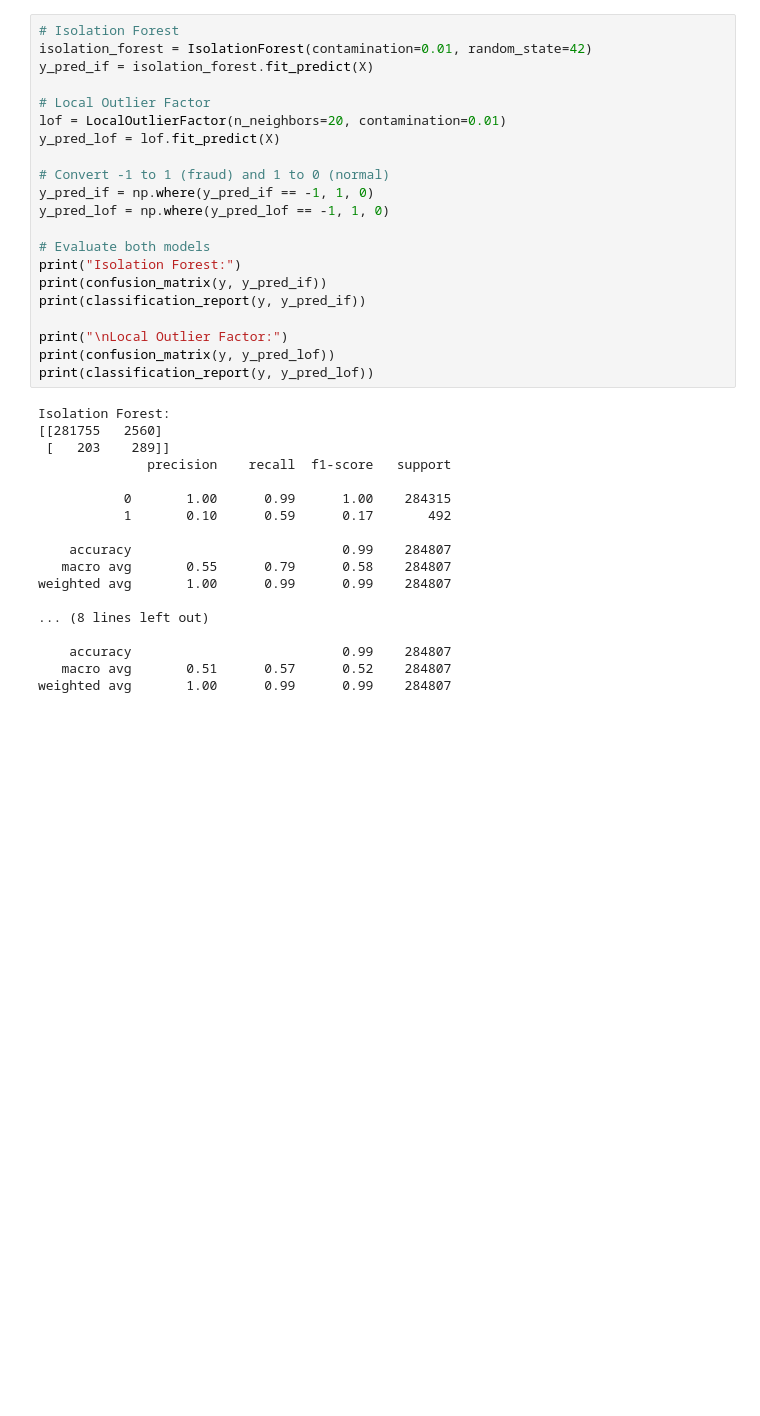
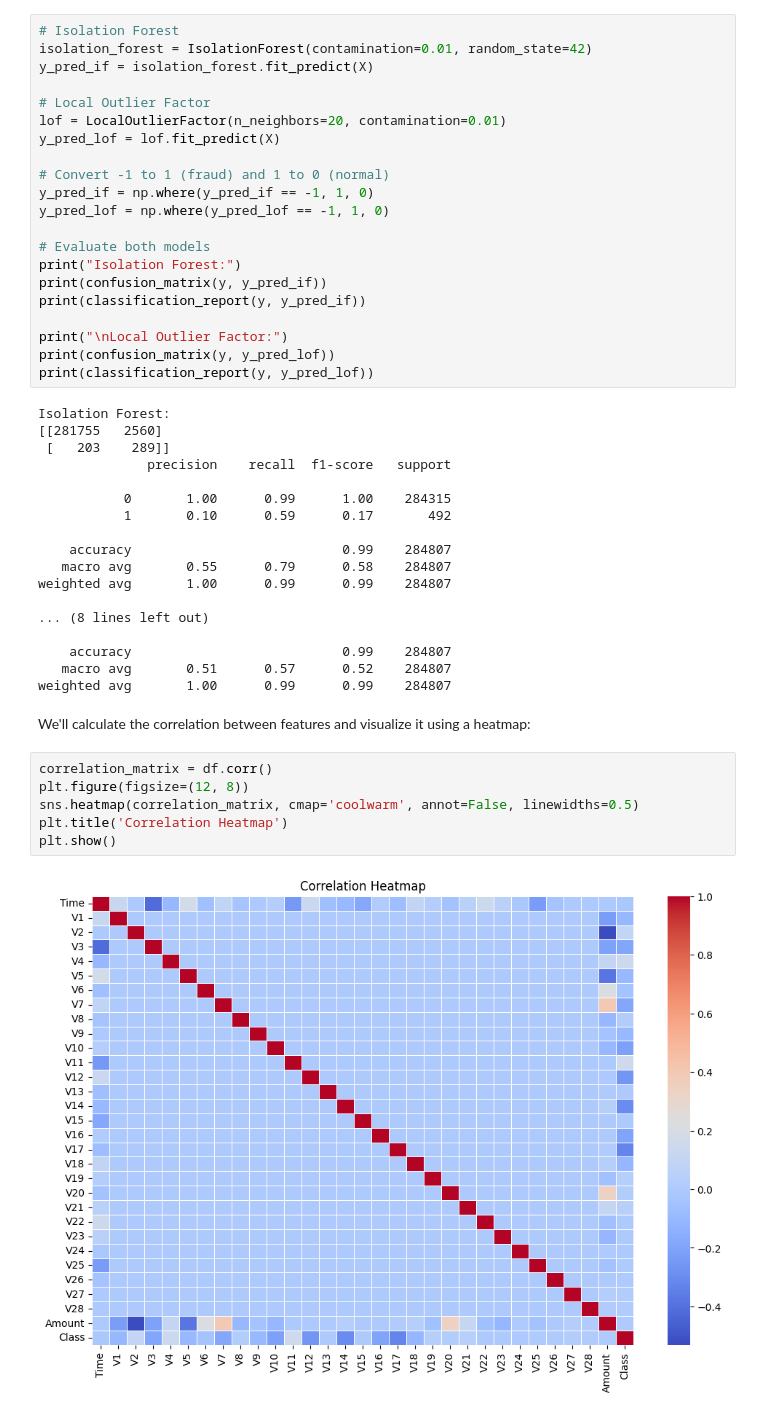
Before and after one commit to Rezashatery/Credit-Card-Fraud-Detection, a Jupyter notebook: credit-card-fraud-detection.ipynb, the cells around one changed output. Saved outputs shown, nothing was run; the diff lists cells and outputs as text; blank space fills up the shorter version.

```diff
--- a/credit-card-fraud-detection.ipynb
+++ b/credit-card-fraud-detection.ipynb
@@ -158,3 +158,13 @@ weighted avg       1.00      0.99      0.99    284807
     accuracy                           0.99    284807
    macro avg       0.51      0.57      0.52    284807
 weighted avg       1.00      0.99      0.99    284807
+# %% [markdown]
+We'll calculate the correlation between features and visualize it using a heatmap:
+# %%
+correlation_matrix = df.corr()
+plt.figure(figsize=(12, 8))
+sns.heatmap(correlation_matrix, cmap='coolwarm', annot=False, linewidths=0.5)
+plt.title('Correlation Heatmap')
+plt.show()
+# %% [output]
+[figure, added]
```
Also changed, not shown: parts of 2 cells of this notebook.
